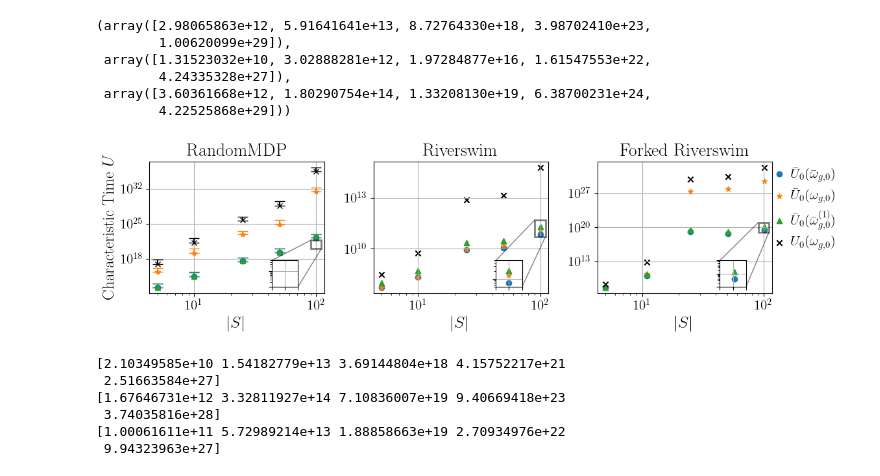
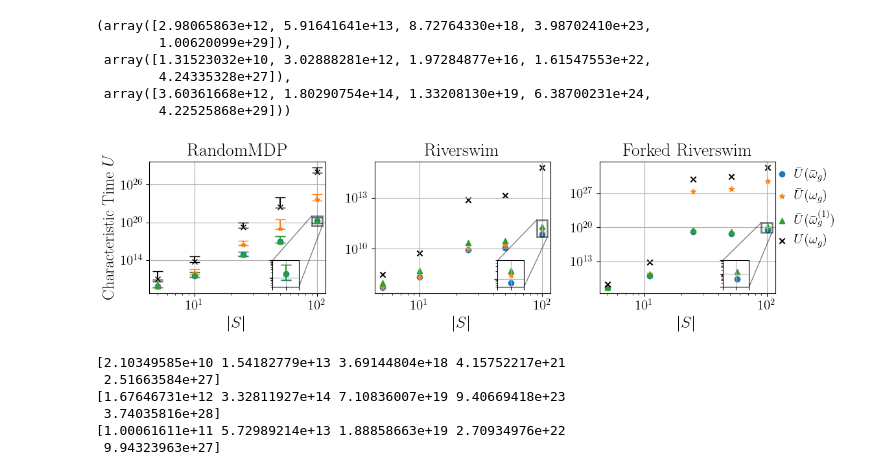
Before and after one commit to rssalessio/ModelFreeActiveExplorationRL, a Jupyter notebook: RandomMDP/analyse_bounds_new.ipynb, the cells around one changed output. Drawn from its saved outputs; the diff is of its cells as text; code cells hidden in the pictures.

Commit message:
update bound

```diff
--- a/RandomMDP/analyse_bounds_new.ipynb
+++ b/RandomMDP/analyse_bounds_new.ipynb
@@ -30,9 +30,9 @@ def CE(x, c=0.95):
     return x.mean(0), c * s/ np.sqrt(N)
 
 def compute_ce_median(values, c=0.95):
-    ce = list(map(lambda k: bootstrap((values[:,k],), np.mean, confidence_level=c).confidence_interval, range(values.shape[1])))
+    ce = list(map(lambda k: bootstrap((values[:,k],), np.median, confidence_level=c).confidence_interval, range(values.shape[1])))
     res = np.array([(x.low, x.high) for x in ce])
-    return np.mean(values, axis=0), res[:, 0], res[:, 1]
+    return np.median(values, axis=0), res[:, 0], res[:, 1]
 
 def computeMK(mdp,k):
     P = mdp.P.reshape(mdp.dim_state * mdp.dim_action, -1)
@@ -181,3 +181,7 @@ with open('./data/new_data_generative_randommdp.pkl', 'wb') as f:
         'TV_policy_new_bound_t1_vs_simplified_policy': TV_policy_new_bound_t1_vs_simplified_policy
     }
     pickle.dump(data, f, protocol=pickle.HIGHEST_PROTOCOL)
+# %%
+N = 100
+theta = np.ones(N) + np.linspace(0, N/10 - 0.1, N).cumsum()
+theta
@@ -481,7 +498,7 @@ ax[0].grid()
 
 
 axins.set_xlim(90, 110)
-axins.set_ylim(1e20, 5e21)
+axins.set_ylim(3e19, 1e21)
 axins.set_yscale('log')
 axins.grid()
 axins.set_xticklabels([])
@@ -517,42 +534,42 @@ ax[1].indicate_inset_zoom(axins, edgecolor="black",linewidth=2)
 
 xvalues_forked = np.array(data_forked_riverswim['Nvalues'])*2 -1
 
-ax[2].scatter(xvalues_forked, data_forked_riverswim['U_new_bound_t0'], marker=fmts[0], label=r'$\bar U_0(\bar \omega_{g,0})$')
-ax[2].scatter(xvalues_forked, data_forked_riverswim['U_new_bound_t0_original_omega'], marker=fmts[1], label=r'$\bar U_0(\omega_{g,0})$')
-ax[2].scatter(xvalues_forked, data_forked_riverswim['U_new_bound_t0_simplified_omega'], marker=fmts[2], label=r'$\bar U_0(\bar \omega_{g,0}^{(1)})$')
-ax[2].scatter(xvalues_forked, data_forked_riverswim['U_original_bound'], marker=fmts[3], color='k',label=r'$U_0(\omega_{g,0})$')
+ax[2].scatter(xvalues_forked, data_forked_riverswim['U_new_bound_t0'], marker=fmts[0], label=r'$\bar U(\bar \omega_{g})$')
+ax[2].scatter(xvalues_forked, data_forked_riverswim['U_new_bound_t0_original_omega'], marker=fmts[1], label=r'$\bar U(\omega_{g})$')
+ax[2].scatter(xvalues_forked, data_forked_riverswim['U_new_bound_t0_simplified_omega'], marker=fmts[2], label=r'$\bar U(\bar \omega_{g}^{(1)})$')
+ax[2].scatter(xvalues_forked, data_forked_riverswim['U_original_bound'], marker=fmts[3], color='k',label=r'$U(\omega_{g})$')
 ax[2].set_xlabel('$|S|$')
 ax[2].set_yscale('log')
 ax[2].set_xscale('log')
 ax[2].grid()
 
 
 
 # inset axes
 axins = ax[2].inset_axes([0.7, 0.05, 0.15, 0.2], transform=ax[2].transAxes)
 axins.scatter(xvalues_forked, data_forked_riverswim['U_new_bound_t0'], marker=fmts[0])
 axins.scatter(xvalues_forked, data_forked_riverswim['U_new_bound_t0_original_omega'], marker=fmts[1])
 axins.scatter(xvalues_forked, data_forked_riverswim['U_new_bound_t0_simplified_omega'], marker=fmts[2])
 axins.scatter(xvalues_forked, data_forked_riverswim['U_original_bound'], marker=fmts[3], color='k')
 axins.set_xlim(90, 110)
 axins.set_ylim(1e19, 1e21)
 axins.set_yscale('log')
 axins.grid()
 axins.set_xticklabels([])
 axins.set_yticklabels([])
 ax[2].indicate_inset_zoom(axins, edgecolor="black",linewidth=2)
 
 
 ax[0].set_ylabel('Characteristic Time $U$')
 ax[0].set_title('RandomMDP')
 ax[1].set_title('Riverswim')
 ax[2].set_title('Forked Riverswim')
 
 ax[2].legend(ncols=1, handlelength=0.2,framealpha=0., bbox_to_anchor=(1, 1), borderaxespad=0)
 plt.tight_layout()
 plt.savefig('./figures/bound_characteristic_time_analysis.pdf')
 # %% [output]
-[figure, old version]
+[figure, new version]
 # %%
 # %% [output]
 [2.10349585e+10 1.54182779e+13 3.69144804e+18 4.15752217e+21
```
Also changed, not shown: parts of 1 cell of this notebook, 1 other file.
